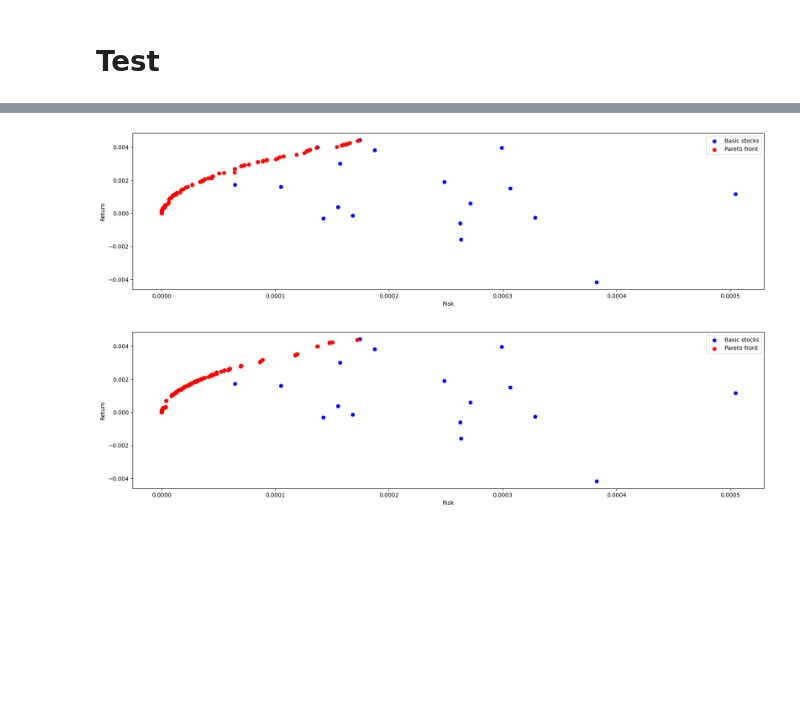
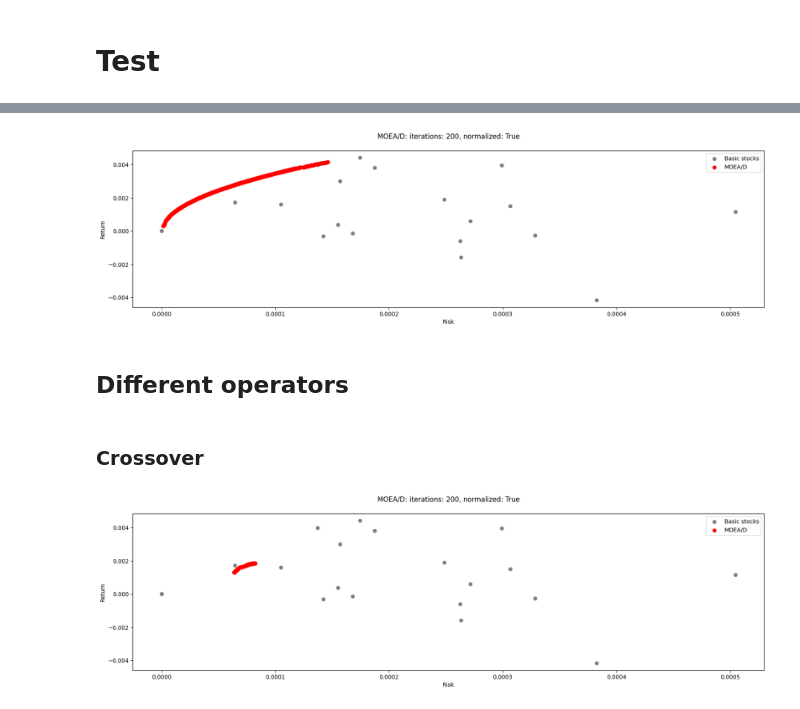
Before and after one commit to MaksWisniewski/PortfolioOpt, a Jupyter notebook: moead.ipynb, the cells around one changed output, grey strips where cells are left out. Cells and saved outputs as stored; diff of their text form; code cells hidden in the pictures; blank space fills up the shorter version.

Commit message:
add new operators for MOEAD

```diff
--- a/moead.ipynb
+++ b/moead.ipynb
@@ -27,8 +15,0 @@ STOCK_NAMES_FILE_NAME = 'WIG20.txt'
-# %%
-with open(STOCK_NAMES_FILE_NAME) as f:
-    stock_names = list(map(lambda line: line.strip(), f))
-
-number_of_stocks = len(stock_names)
-
-stock_quotations = load_stock_quotations(stock_names, STOCK_QUOTATIONS_ARCHIVE_FILE_NAME)
-stock_quotations.fillna(method='ffill', inplace=True)
@@ -207,2 +52,19 @@ def show_results(stock_risk=stock_returns_semi_var,
 # %% [markdown]
 # Test
+# %%
+def show_results(stock_risk, objective_function, moead_kwargs):
+    plt.xlabel('Risk')
+    plt.ylabel('Return')
+    plt.title(f"MOEA/D: iterations: {moead_kwargs['number_of_iterations']}, normalized: {moead_kwargs['normalize']}\n")
+    plt.scatter(stock_risk, stock_returns_mean, c='gray')
+
+    moead_result = moead(objective_function=objective_function,
+                         chromosome_length=number_of_stocks,
+                         **moead_kwargs)
+
+    pareto_front_moead = objective_function(moead_result)
+
+    plt.scatter(pareto_front_moead[:,0], -pareto_front_moead[:,1], c='r')
+
+    plt.legend(['Basic stocks', 'MOEA/D'])
+    plt.show()
@@ -209,21 +85,29 @@ def show_results(stock_risk=stock_returns_semi_var,
 # %%
-show_results(number_of_iterations=500,
-             weight_vectors=default_weight_vectors(100),
-             neighborhood_size=20,
-             mutation_probability=0.25,
-             normalize=True,
-             crossover_operator=single_point_crossover,
-             mutation_operator=swap_mutation)
+show_results(stock_risk=stock_returns_semi_var,
+             objective_function=portfolio_objective_function(risk_function=portfolio_risk_semi_var),
+             moead_kwargs={'number_of_iterations': 200,
+                           'weight_vectors': default_weight_vectors(120),
+                           'neighborhood_size': 20,
+                           'mutation_probability': 0.2,
+                           'normalize': True,
+                           'crossover_operator': moead_operators.single_point_crossover,
+                           'mutation_operator': moead_operators.swap_mutation})
 # %% [output]
-[figure, old version]
+[figure, new version]
+# %% [markdown]
+## Different operators
+# %% [markdown]
+### Crossover
 # %%
-show_results(number_of_iterations=500,
-             weight_vectors=default_weight_vectors(100),
-             neighborhood_size=20,
-             mutation_probability=0.25,
-             normalize=False,
-             crossover_operator=single_point_crossover,
-             mutation_operator=swap_mutation)
+show_results(stock_risk=stock_returns_semi_var,
+             objective_function=portfolio_objective_function(risk_function=portfolio_risk_semi_var),
+             moead_kwargs={'number_of_iterations': 200,
+                           'weight_vectors': default_weight_vectors(120),
+                           'neighborhood_size': 20,
+                           'mutation_probability': 0.2,
+                           'normalize': True,
+                           'crossover_operator': moead_operators.arithmetic_crossover,
+                           'mutation_operator': moead_operators.swap_mutation})
 # %% [output]
-[figure, old version]
+[figure, new version]
 # %%
```
Also changed, not shown: parts of 18 cells of this notebook, 3 other files.
